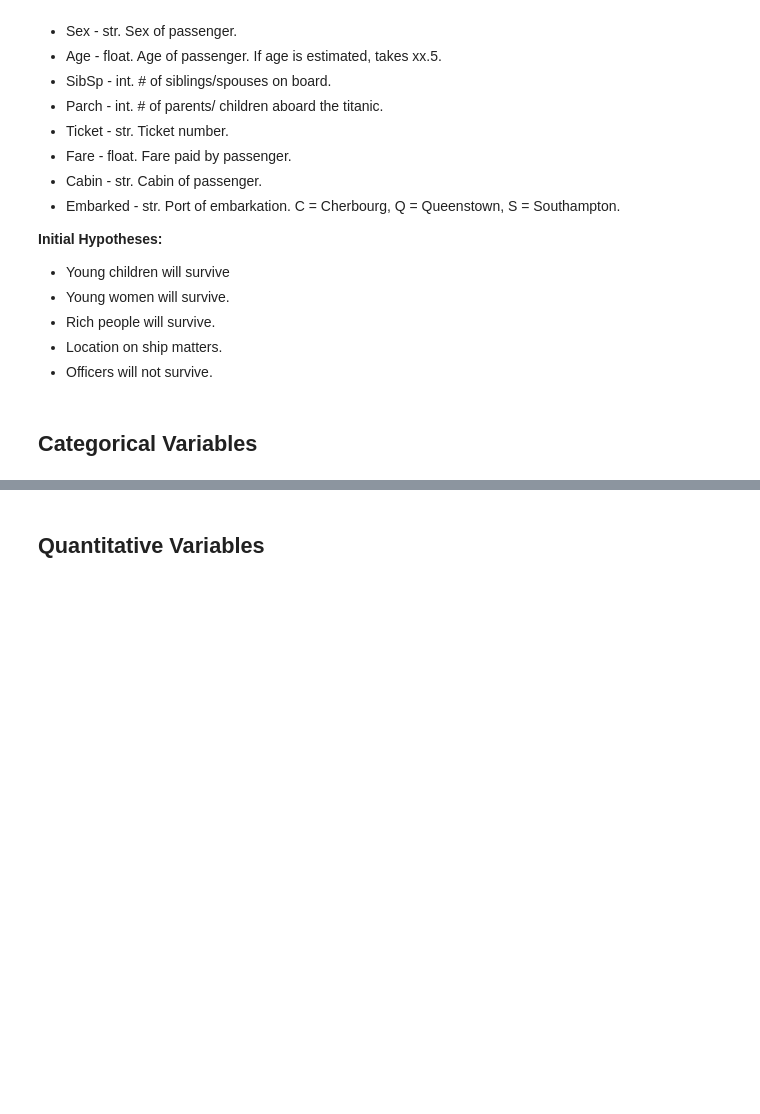
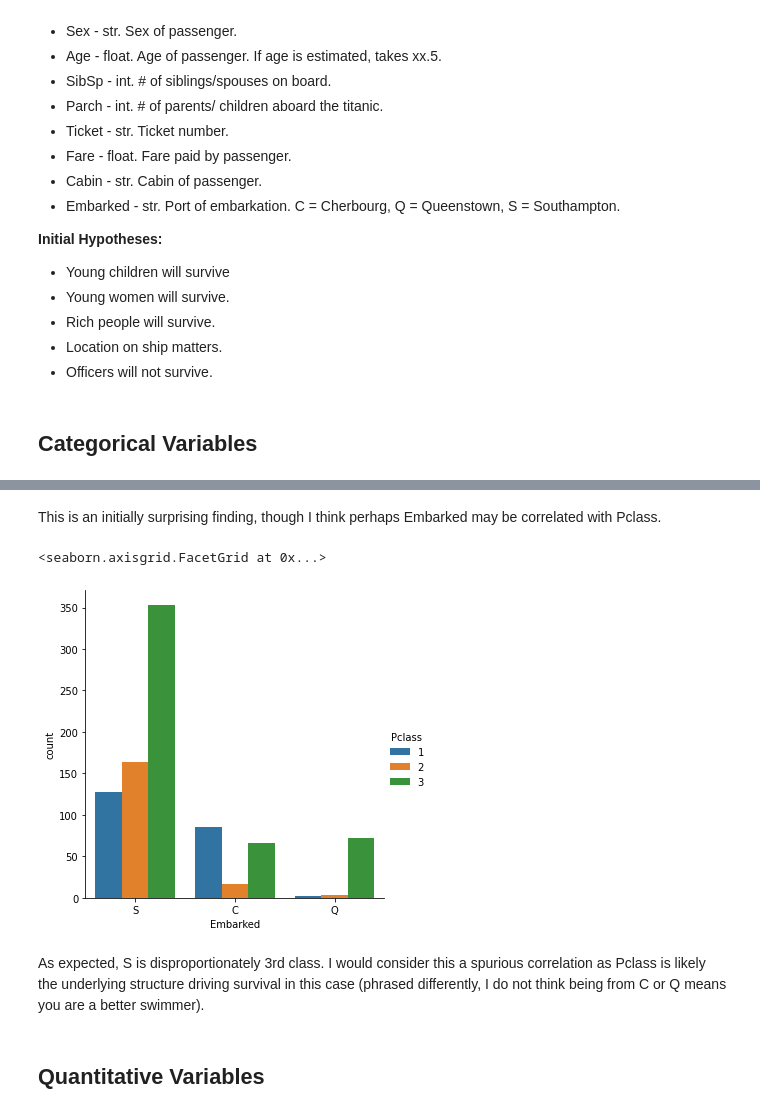
Before and after one commit to levimjoseph/kaggle-public, a Jupyter notebook: titanic-levimjoseph.ipynb, the cells around one changed output, grey strips where cells are left out. Cells and saved outputs as stored; diff of their text form; code cells hidden in the pictures; blank space fills up the shorter version.

```diff
--- a/titanic-levimjoseph.ipynb
+++ b/titanic-levimjoseph.ipynb
@@ -129,3 +145,13 @@ Initial categorical variables are as follows:
+# %% [markdown]
+This is an initially surprising finding, though I think perhaps Embarked may be correlated with Pclass.
+# %%
+# Sex vs Survived
+sns.catplot(x='Embarked', hue='Pclass', data=train_df, kind='count')
+# %% [output]
+<seaborn.axisgrid.FacetGrid at 0x...>
+[figure, added]
+# %% [markdown]
+As expected, S is disproportionately 3rd class. I would consider this a spurious correlation as Pclass is likely the underlying structure driving survival in this case (phrased differently, I do not think being from C or Q means you are a better swimmer).
 # %% [markdown]
 ## Quantitative Variables
 # %% [markdown]
```
Also changed, not shown: parts of 7 cells of this notebook.
